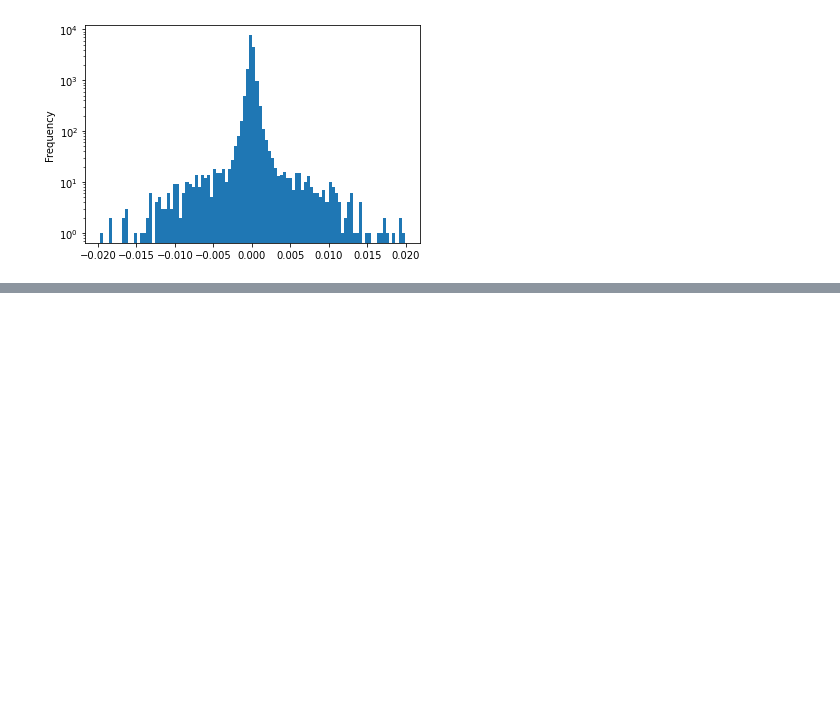
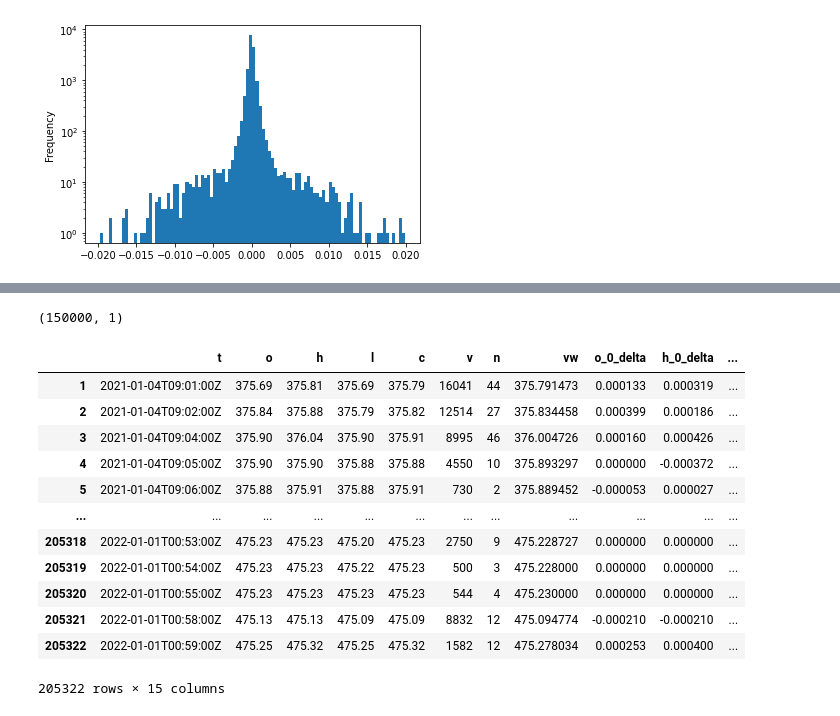
Before and after one commit to lababidi/stocks, a Jupyter notebook: 1.ipynb, the cells around one changed output, grey strips where cells are left out. Drawn from its saved outputs; the diff is of its cells as text; code cells hidden in the pictures; blank space fills up the shorter version.

```diff
--- a/1.ipynb
+++ b/1.ipynb
@@ -54,7 +68,3 @@ xx
-# %%
-xx["delta"] = xx["vw"]/xx["vw1"] - 1
-# %%
-xx["delta1"] = xx["vw1"]/xx["vw2"] - 1
 # %%
 xx.delta.plot.hist(bins=100, log=True)
 # %% [output]
@@ -99,0 +108,7 @@ xx
+# %%
+target_columns = [
+    't', 'o', 'h', 'l', 'c', 'v', 'n', 'vw','o_0_delta', 'h_0_delta',
+    'l_0_delta', 'c_0_delta', 'v_0_delta', 'n_0_delta', 'vw_0_delta'
+]
+targets = xx[target_columns]
+train = xx.drop(target_columns, axis=1)
@@ -99,0 +148,4 @@ xx
+# %%
+y_train.shape
+# %% [output]
+(150000, 1)
@@ -99,0 +160,16 @@ xx
+# %%
+targets
+# %% [output]
+|  | t | o | h | l | c | v | n | vw | o_0_delta | h_0_delta | ... |
+| 1 | 2021-01-04T09:01:00Z | 375.69 | 375.81 | 375.69 | 375.79 | 16041 | 44 | 375.791473 | 0.000133 | 0.000319 | ... |
+| 2 | 2021-01-04T09:02:00Z | 375.84 | 375.88 | 375.79 | 375.82 | 12514 | 27 | 375.834458 | 0.000399 | 0.000186 | ... |
+| 3 | 2021-01-04T09:04:00Z | 375.90 | 376.04 | 375.90 | 375.91 | 8995 | 46 | 376.004726 | 0.000160 | 0.000426 | ... |
+| 4 | 2021-01-04T09:05:00Z | 375.90 | 375.90 | 375.88 | 375.88 | 4550 | 10 | 375.893297 | 0.000000 | -0.000372 | ... |
+| 5 | 2021-01-04T09:06:00Z | 375.88 | 375.91 | 375.88 | 375.91 | 730 | 2 | 375.889452 | -0.000053 | 0.000027 | ... |
+| ... | ... | ... | ... | ... | ... | ... | ... | ... | ... | ... | ... |
+| 205318 | 2022-01-01T00:53:00Z | 475.23 | 475.23 | 475.20 | 475.23 | 2750 | 9 | 475.228727 | 0.000000 | 0.000000 | ... |
+| 205319 | 2022-01-01T00:54:00Z | 475.23 | 475.23 | 475.22 | 475.23 | 500 | 3 | 475.228000 | 0.000000 | 0.000000 | ... |
+| 205320 | 2022-01-01T00:55:00Z | 475.23 | 475.23 | 475.23 | 475.23 | 544 | 4 | 475.230000 | 0.000000 | 0.000000 | ... |
+| 205321 | 2022-01-01T00:58:00Z | 475.13 | 475.13 | 475.09 | 475.09 | 8832 | 12 | 475.094774 | -0.000210 | -0.000210 | ... |
+| 205322 | 2022-01-01T00:59:00Z | 475.25 | 475.32 | 475.25 | 475.32 | 1582 | 12 | 475.278034 | 0.000253 | 0.000400 | ... |
+205322 rows × 15 columns
```
Also changed, not shown: parts of 27 cells of this notebook, 1 other file.
